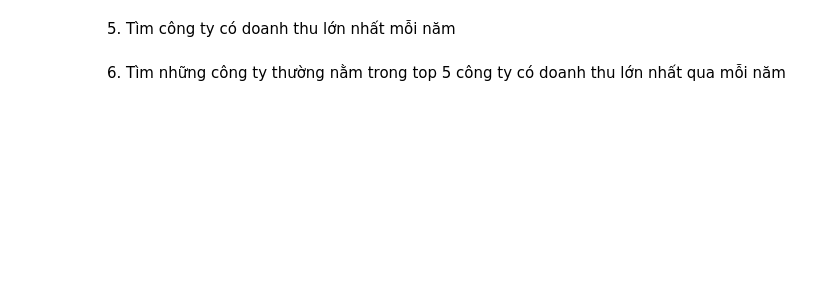
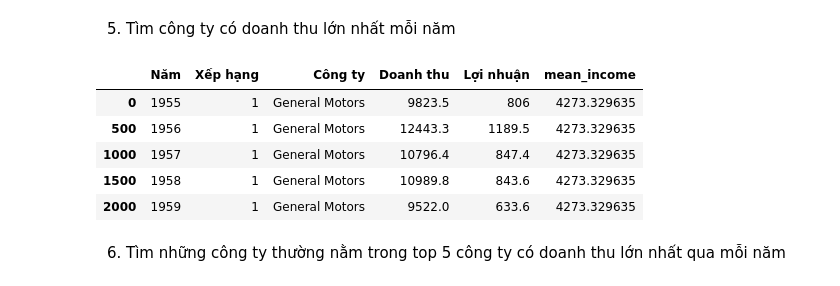
Before and after one commit to MathematicGuy/Machine-Learning-2024, a Jupyter notebook: Learn/DataAnalysis/Analysis.ipynb, the cells around one changed output. Cells and saved outputs as stored; diff of their text form; code cells hidden in the pictures; blank space fills up the shorter version.

```diff
--- a/Learn/DataAnalysis/Analysis.ipynb
+++ b/Learn/DataAnalysis/Analysis.ipynb
@@ -69,4 +51,14 @@ mean_revenue_yearly.head(1)
 # %% [markdown]
 5. Tìm công ty có doanh thu lớn nhất mỗi năm
+# %%
+most_revenue_year = df.loc[df.groupby('Năm')['Doanh thu'].idxmax()]
+most_revenue_year.head()
+# %% [output]
+|  | Năm | Xếp hạng | Công ty | Doanh thu | Lợi nhuận | mean_income |
+| 0 | 1955 | 1 | General Motors | 9823.5 | 806 | 4273.329635 |
+| 500 | 1956 | 1 | General Motors | 12443.3 | 1189.5 | 4273.329635 |
+| 1000 | 1957 | 1 | General Motors | 10796.4 | 847.4 | 4273.329635 |
+| 1500 | 1958 | 1 | General Motors | 10989.8 | 843.6 | 4273.329635 |
+| 2000 | 1959 | 1 | General Motors | 9522.0 | 633.6 | 4273.329635 |
 # %% [markdown]
 6. Tìm những công ty thường nằm trong top 5 công ty có doanh thu lớn nhất qua mỗi năm
```
Also changed, not shown: parts of 9 cells of this notebook, 6 other files.
